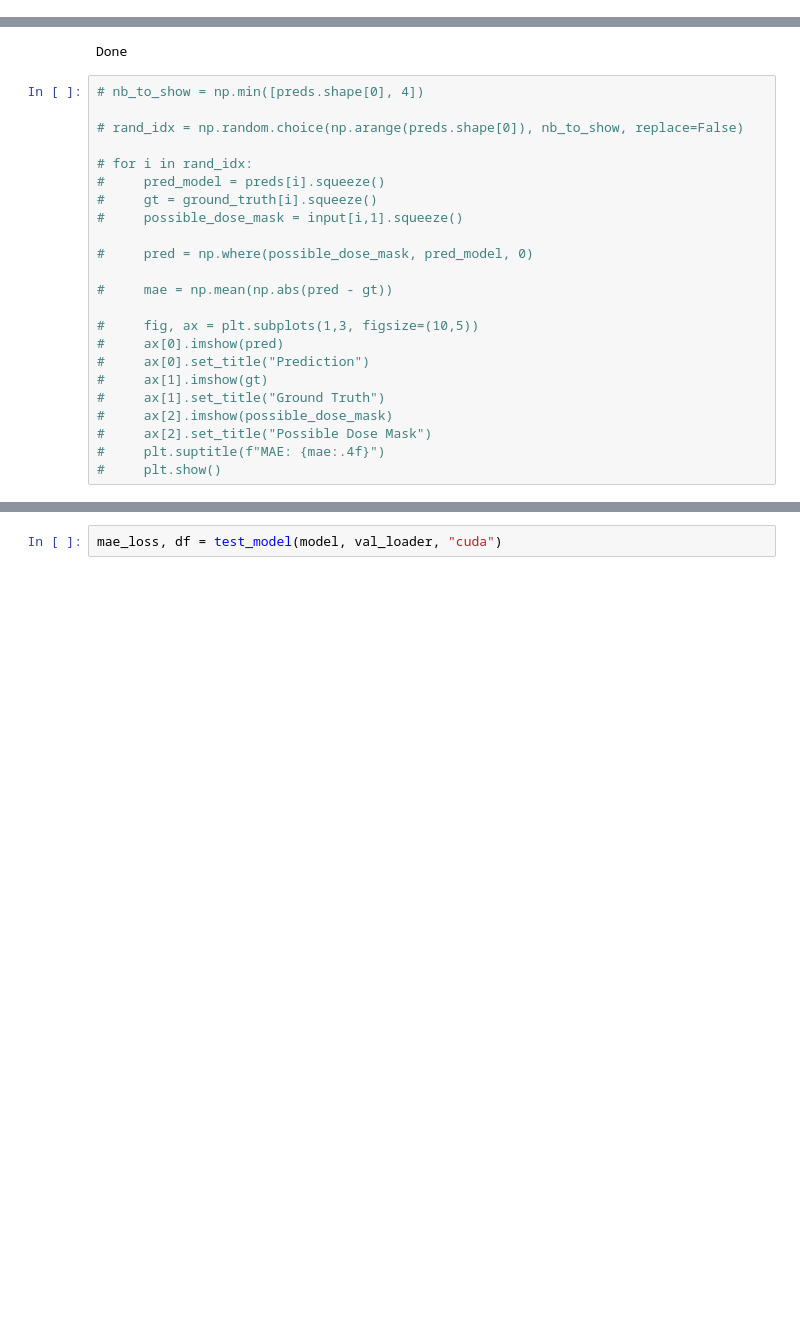
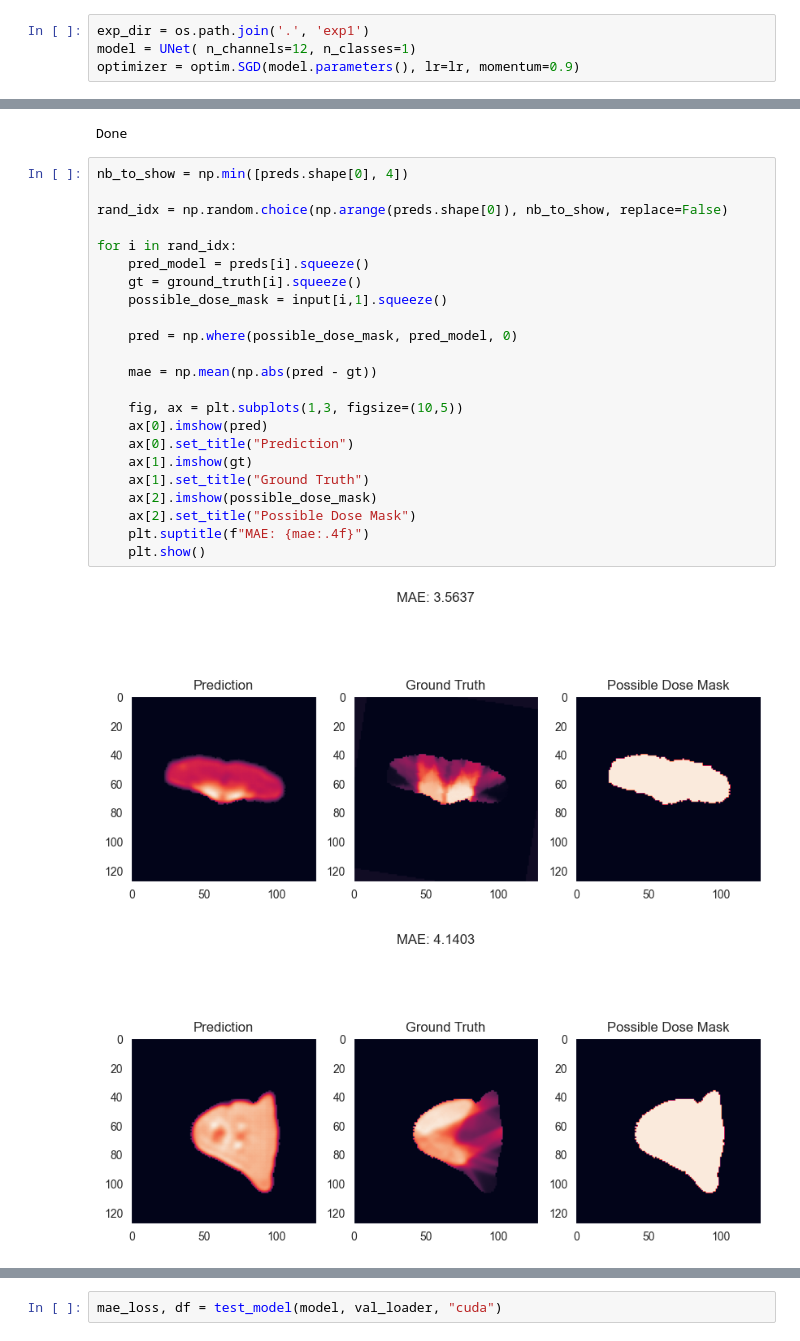
Before and after one commit to Theaublanchard/DLMI, a Jupyter notebook: Challenge/explore.ipynb, the cells around one changed output, grey strips where cells are left out. Cells and saved outputs as stored; diff of their text form; blank space fills up the shorter version.

```diff
--- a/Challenge/explore.ipynb
+++ b/Challenge/explore.ipynb
@@ -448,5 +465,9 @@ torch.save(state, save_path)
 # %% [markdown]
 # Load model
+# %%
+exp_dir = os.path.join('.', 'exp1')
+model = UNet( n_channels=12, n_classes=1)
+optimizer = optim.SGD(model.parameters(), lr=lr, momentum=0.9)
 # %%
 load_path = os.path.join(exp_dir, 'model.pth')
 ckpt = torch.load(load_path, map_location="cpu")
@@ -512,25 +533,28 @@ input,preds,ground_truth = predict(model, train_loader, "cuda", n_preds=1)
 # %% [output]
 Done
 # %%
-# nb_to_show = np.min([preds.shape[0], 4])
+nb_to_show = np.min([preds.shape[0], 4])
 
-# rand_idx = np.random.choice(np.arange(preds.shape[0]), nb_to_show, replace=False)
+rand_idx = np.random.choice(np.arange(preds.shape[0]), nb_to_show, replace=False)
 
-# for i in rand_idx:
-#     pred_model = preds[i].squeeze()
-#     gt = ground_truth[i].squeeze()
-#     possible_dose_mask = input[i,1].squeeze()
+for i in rand_idx:
+    pred_model = preds[i].squeeze()
+    gt = ground_truth[i].squeeze()
+    possible_dose_mask = input[i,1].squeeze()
 
-#     pred = np.where(possible_dose_mask, pred_model, 0)
+    pred = np.where(possible_dose_mask, pred_model, 0)
 
-#     mae = np.mean(np.abs(pred - gt))
+    mae = np.mean(np.abs(pred - gt))
 
-#     fig, ax = plt.subplots(1,3, figsize=(10,5))
-#     ax[0].imshow(pred)
-#     ax[0].set_title("Prediction")
-#     ax[1].imshow(gt)
-#     ax[1].set_title("Ground Truth")
-#     ax[2].imshow(possible_dose_mask)
-#     ax[2].set_title("Possible Dose Mask")
-#     plt.suptitle(f"MAE: {mae:.4f}")
-#     plt.show()
+    fig, ax = plt.subplots(1,3, figsize=(10,5))
+    ax[0].imshow(pred)
+    ax[0].set_title("Prediction")
+    ax[1].imshow(gt)
+    ax[1].set_title("Ground Truth")
+    ax[2].imshow(possible_dose_mask)
+    ax[2].set_title("Possible Dose Mask")
+    plt.suptitle(f"MAE: {mae:.4f}")
+    plt.show()
+# %% [output]
+[figure, added]
+[figure, added]
```
Also changed, not shown: parts of 15 cells of this notebook, 3 other files.
